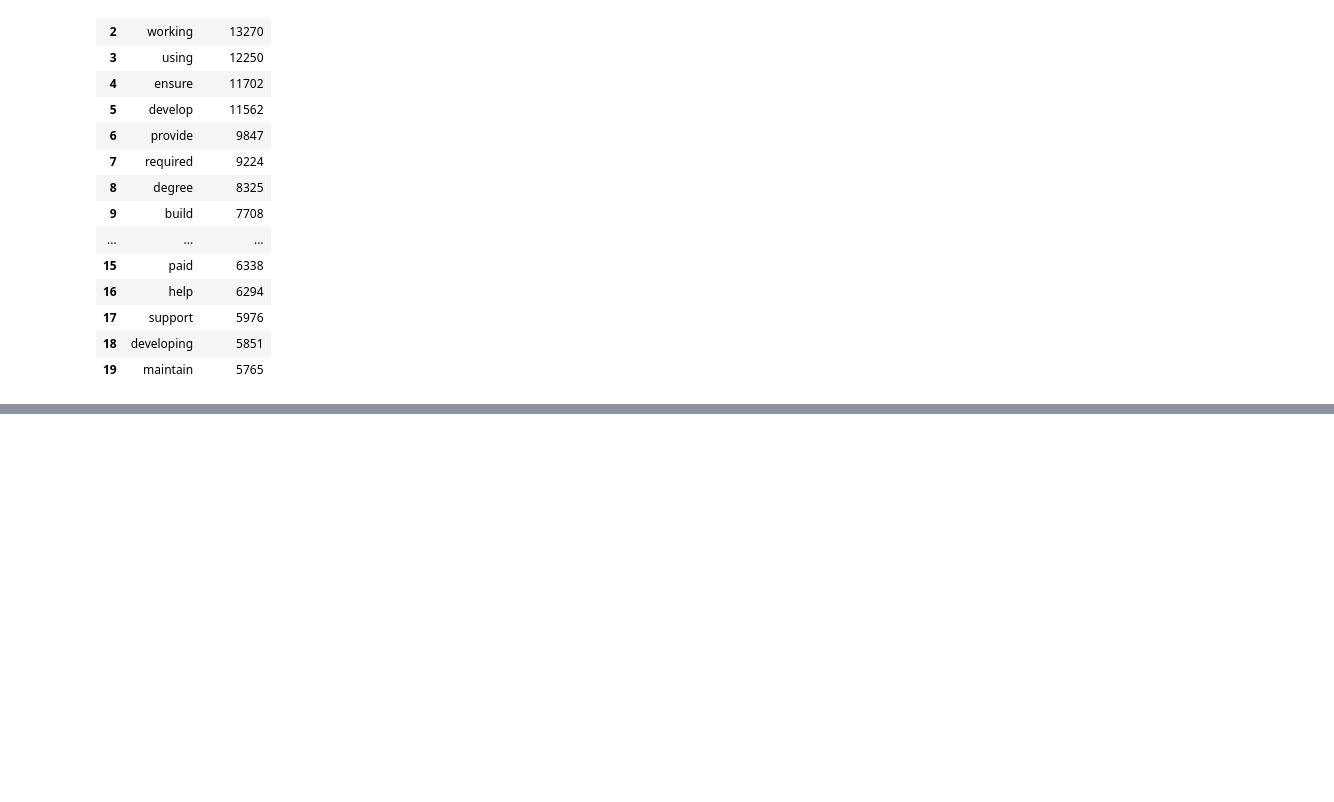
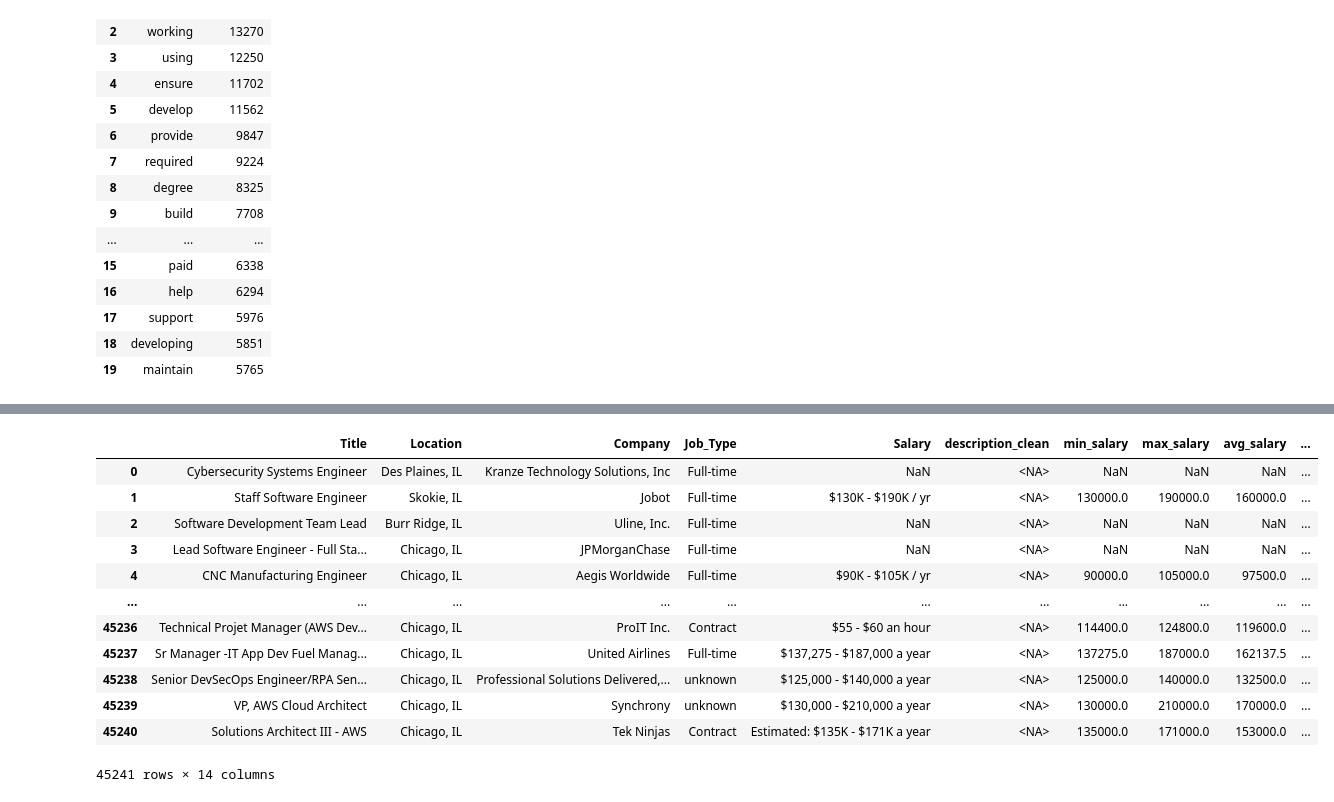
Before and after one commit to Barderus/job-market-dashboard, a Jupyter notebook: notebooks/02 - EDA_2.ipynb, the cells around one changed output, grey strips where cells are left out. Drawn from its saved outputs; the diff is of its cells as text; code cells hidden in the pictures; blank space fills up the shorter version.

```diff
--- a/notebooks/02 - EDA_2.ipynb
+++ b/notebooks/02 - EDA_2.ipynb
@@ -266,0 +330,27 @@ plt.show()
+# %%
+df = df.rename(columns={"Description_clean": "description_clean"})
+# %%
+df["has_salary"] = df["avg_salary"].notna()
+df["has_description"] = df["description_clean"].notna()
+# %%
+location_split = df["Location"].str.split(",", n=1, expand=True)
+df["city"] = location_split[0].str.strip()
+df["state"] = location_split[1].str.strip()
+# %%
+df["country"] = "Illinois, United States"  # assuming your dataset is US-only
+# %%
+df
+# %% [output]
+|  | Title | Location | Company | Job_Type | Salary | description_clean | min_salary | max_salary | avg_salary | ... |
+| 0 | Cybersecurity Systems Engineer | Des Plaines, IL | Kranze Technology Solutions, Inc | Full-time | NaN | <NA> | NaN | NaN | NaN | ... |
+| 1 | Staff Software Engineer | Skokie, IL | Jobot | Full-time | $130K - $190K / yr | <NA> | 130000.0 | 190000.0 | 160000.0 | ... |
+| 2 | Software Development Team Lead | Burr Ridge, IL | Uline, Inc. | Full-time | NaN | <NA> | NaN | NaN | NaN | ... |
+| 3 | Lead Software Engineer - Full Sta... | Chicago, IL | JPMorganChase | Full-time | NaN | <NA> | NaN | NaN | NaN | ... |
+| 4 | CNC Manufacturing Engineer | Chicago, IL | Aegis Worldwide | Full-time | $90K - $105K / yr | <NA> | 90000.0 | 105000.0 | 97500.0 | ... |
+| ... | ... | ... | ... | ... | ... | ... | ... | ... | ... | ... |
+| 45236 | Technical Projet Manager (AWS Dev... | Chicago, IL | ProIT Inc. | Contract | $55 - $60 an hour | <NA> | 114400.0 | 124800.0 | 119600.0 | ... |
+| 45237 | Sr Manager -IT App Dev Fuel Manag... | Chicago, IL | United Airlines | Full-time | $137,275 - $187,000 a year | <NA> | 137275.0 | 187000.0 | 162137.5 | ... |
+| 45238 | Senior DevSecOps Engineer/RPA Sen... | Chicago, IL | Professional Solutions Delivered,... | unknown | $125,000 - $140,000 a year | <NA> | 125000.0 | 140000.0 | 132500.0 | ... |
+| 45239 | VP, AWS Cloud Architect | Chicago, IL | Synchrony | unknown | $130,000 - $210,000 a year | <NA> | 130000.0 | 210000.0 | 170000.0 | ... |
+| 45240 | Solutions Architect III - AWS | Chicago, IL | Tek Ninjas | Contract | Estimated: $135K - $171K a year | <NA> | 135000.0 | 171000.0 | 153000.0 | ... |
+45241 rows × 14 columns
```
Also changed, not shown: parts of 15 cells of this notebook.
